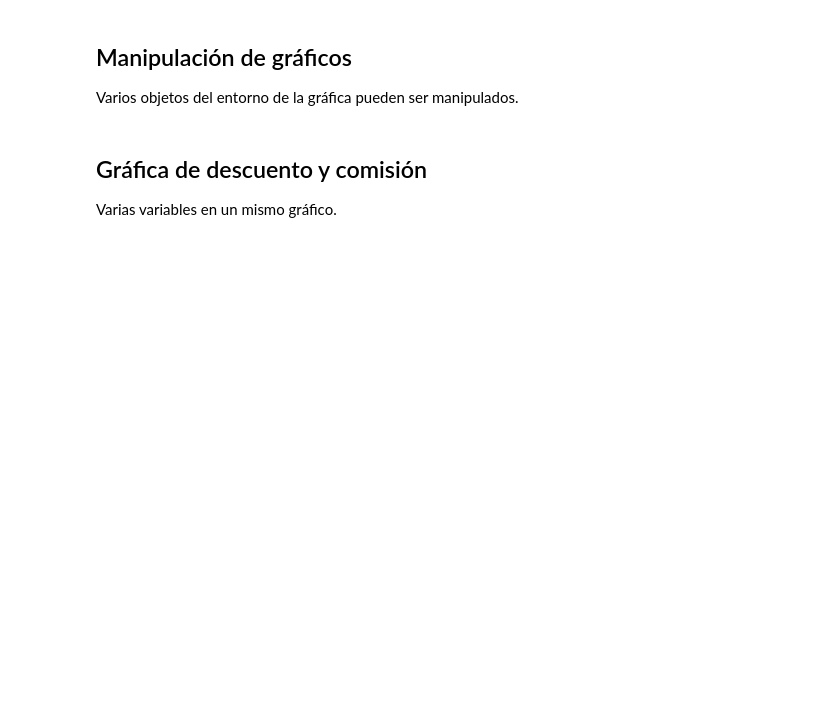
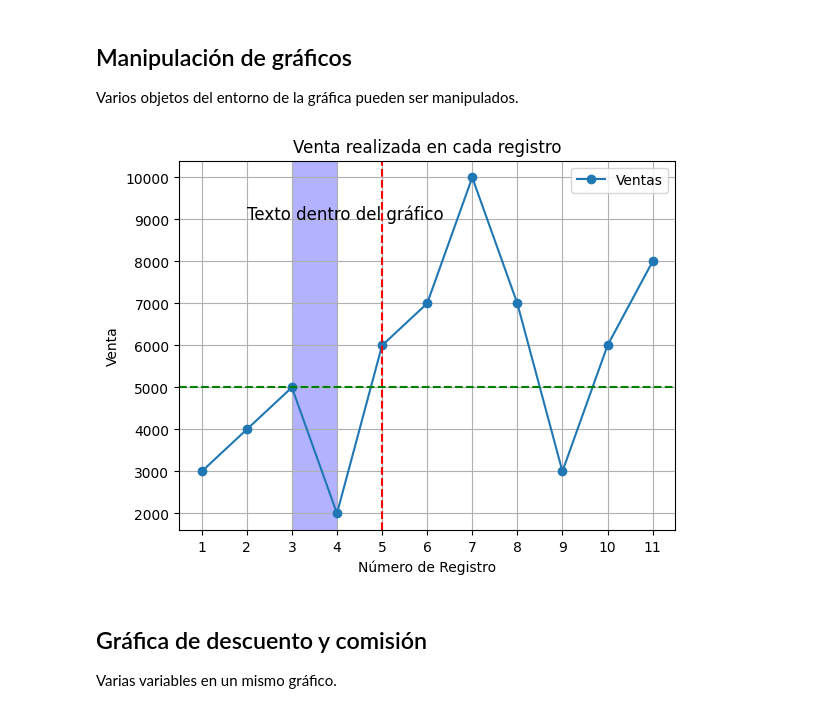
Before and after one commit to Elkinrodriguez77/PythonEAN, a Jupyter notebook: Notebooks/6. Visualización de datos.ipynb, the cells around one changed output. Drawn from its saved outputs; the diff is of its cells as text; code cells hidden in the pictures; blank space fills up the shorter version.

```diff
--- a/Notebooks/6. Visualización de datos.ipynb
+++ b/Notebooks/6. Visualización de datos.ipynb
@@ -59,31 +54,43 @@ plt.show()
 
 Varios objetos del entorno de la gráfica pueden ser manipulados.
 # %%
-## Cuadrícula
+# Gráfica
+plt.plot(df['Valor_Venta'], marker='o', linestyle='-', label='Ventas')
 
-## Colocar una línea vertica en 5
+# Cuadrícula
+plt.grid(True)
 
-## Linea horizontal que termina en la mitad de la gráfica
+# Colocar una línea vertical en 5
+plt.axvline(x=4, color='r', linestyle='--')
 
-## Banda entre 2 y 3 con una transparencia del 30% de color azul
+# Línea horizontal que termina en la mitad de la gráfica
+plt.axhline(y=df['Valor_Venta'].max()/2, color='g', linestyle='--')
 
-## Banda entre 2 y 3 con una transparencia del 30% de color azul
+# Banda entre 2 y 3 con una transparencia del 30% de color azul
+plt.axvspan(2, 3, facecolor='b', alpha=0.3)
 
 # Colocar texto dentro del gráfico
+plt.text(1, df['Valor_Venta'].max() * 0.9, 'Texto dentro del gráfico', fontsize=12)
 
+# Nombre eje x
+plt.xlabel('Número de Registro')
 
+# Nombre eje y
+plt.ylabel('Venta')
 
-## Gráfica
+# Título del gráfico
+plt.title('Venta realizada en cada registro')
 
-#Nombre eje x
+# Leyenda
+plt.legend()
 
-#Nombre eje y
+# Etiquetas para el eje x comenzando desde 1
+plt.xticks(ticks=range(len(df)), labels=range(1, len(df)+1))
 
-#Titulo del gráfico
-
-#Leyenda
-
-#Visualización
+# Visualización
+plt.show()
+# %% [output]
+[figure, added]
 # %% [markdown]
 ## Gráfica de descuento y comisión
 
```
Also changed, not shown: parts of 10 cells of this notebook, 5 other files.
